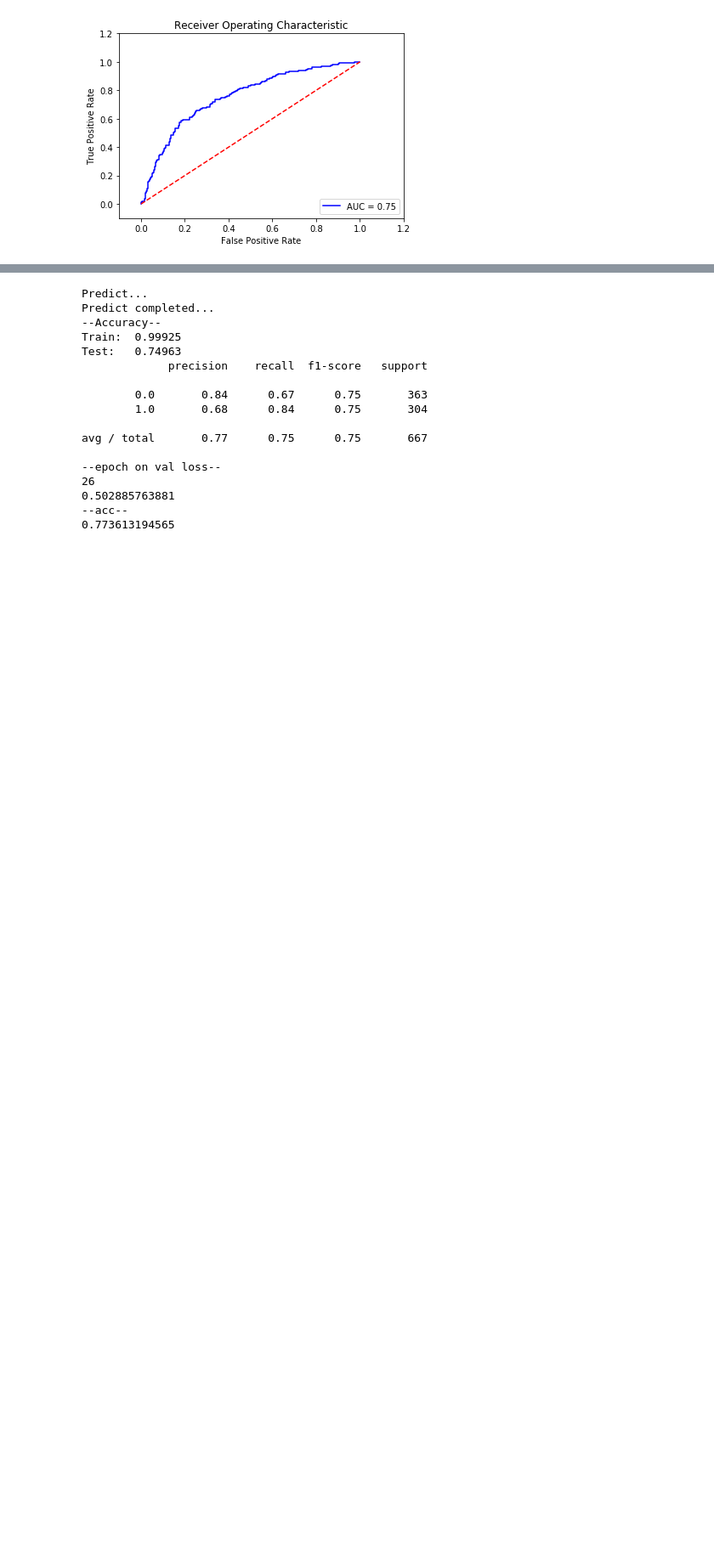
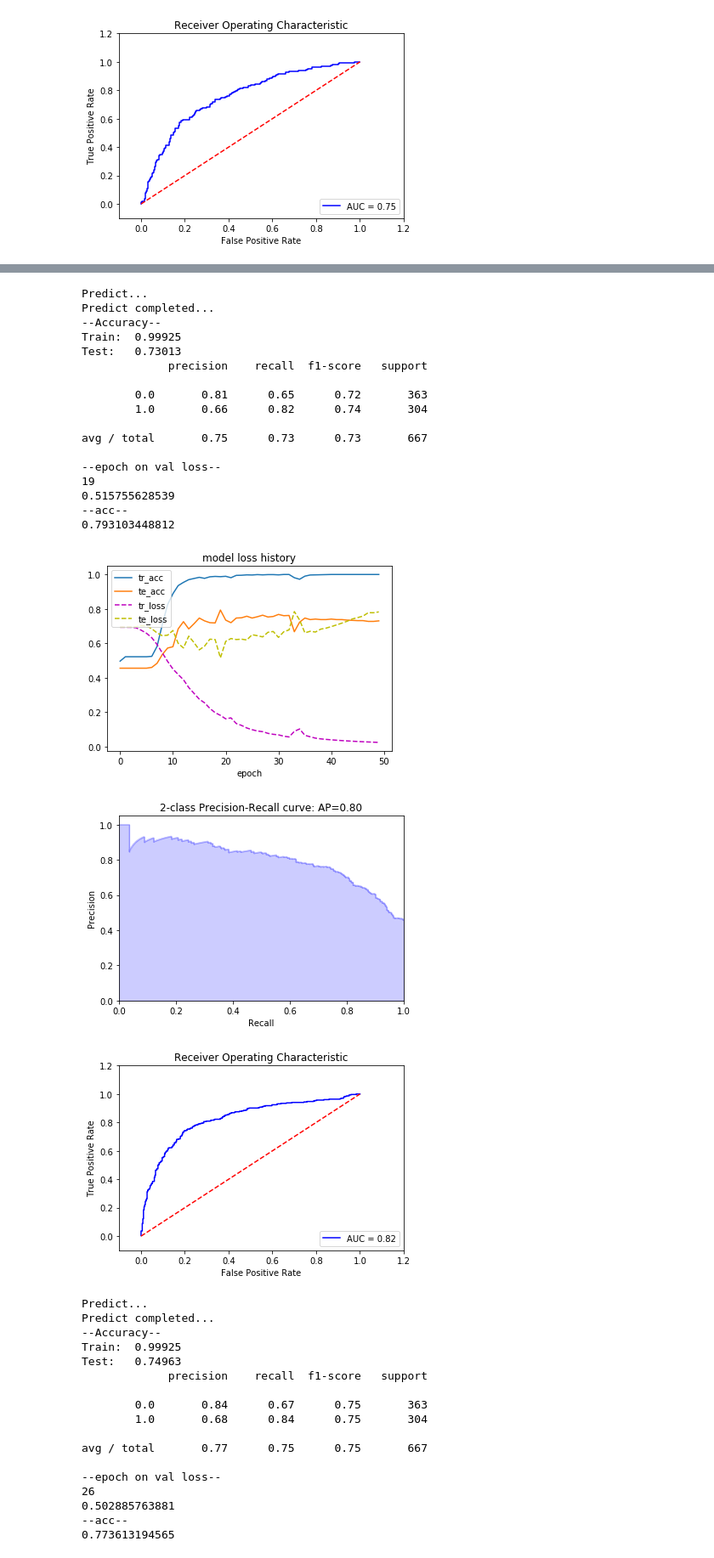
Before and after one commit to mrugami19/MovieReview, a Jupyter notebook: transparency-preprocessing-extraction/lstm.ipynb, the cells around one changed output, grey strips where cells are left out. Shown: that part at 85% size. Cells and saved outputs as stored; diff of their text form; code cells hidden in the pictures; blank space fills up the shorter version.

```diff
--- a/transparency-preprocessing-extraction/lstm.ipynb
+++ b/transparency-preprocessing-extraction/lstm.ipynb
@@ -173,7 +173,7 @@ from keras.preprocessing.sequence import pad_sequences
 print('Generate pad sequences...')
 print('Pad sequences (samples x time)')
 
-maxlen=100
+maxlen=50
 x_train = pad_sequences(X_train, maxlen=maxlen, padding='pre', truncating='pre', value=0)
 x_test = pad_sequences(X_test, maxlen=maxlen, padding='pre', truncating='pre', value=0)
 print('x_train shape:', x_train.shape)
@@ -377,3 +400,30 @@ model_plot(model, X_train_hot, y_train, X_test_hot, y_test)
+# %%
+# 4 hidden unit
+# tanh activation
+# maxlen=100
+
+model_plot(model, X_train_hot, y_train, X_test_hot, y_test)
+# %% [output]
+Predict...
+Predict completed...
+--Accuracy--
+Train:  0.99925
+Test:   0.73013
+             precision    recall  f1-score   support
+
+        0.0       0.81      0.65      0.72       363
+        1.0       0.66      0.82      0.74       304
+
+avg / total       0.75      0.73      0.73       667
+
+--epoch on val loss--
+19
+0.515755628539
+--acc--
+0.793103448812
+[figure, added]
+[figure, added]
+[figure, added]
 # %%
 # 5 hidden unit
 # tanh activation
```
Also changed, not shown: parts of 10 cells of this notebook.
